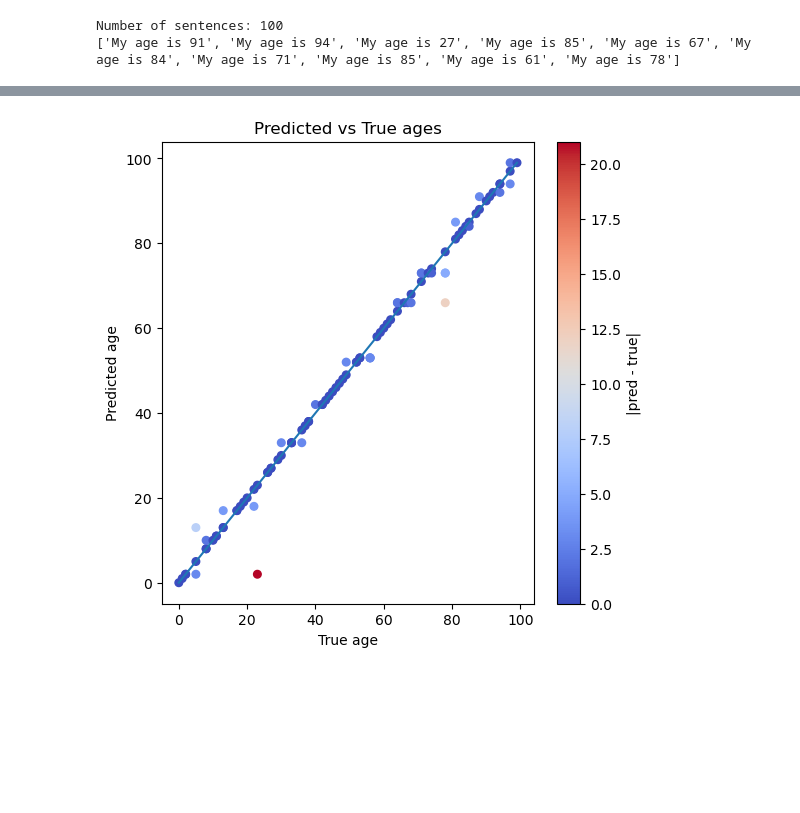
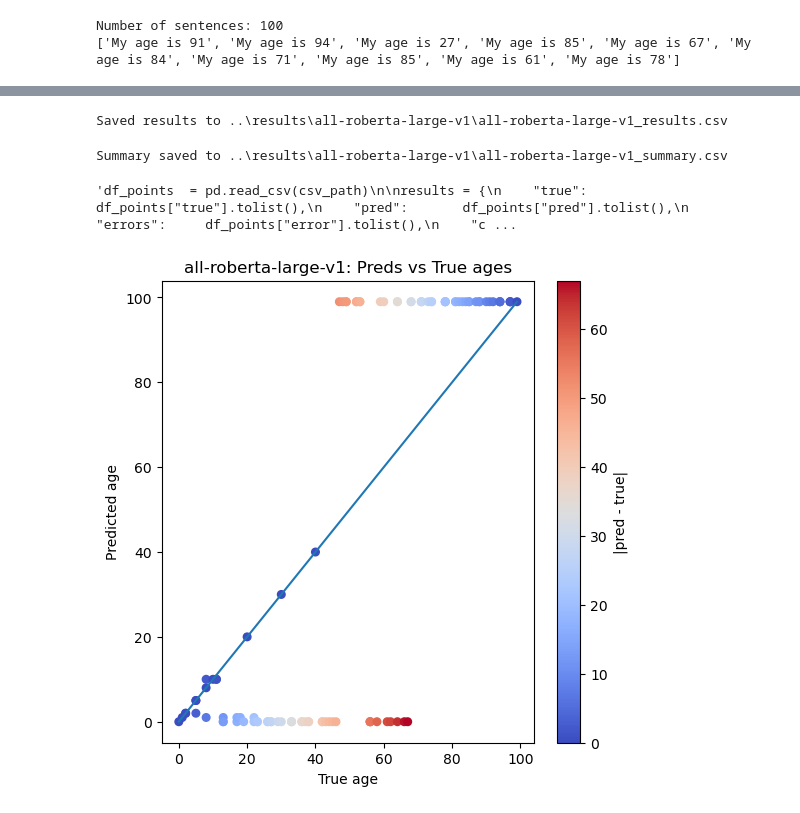
Before and after one commit to ricardoescu/NumberEncoding, a Jupyter notebook: src/main.ipynb, the cells around one changed output, grey strips where cells are left out. Saved outputs shown, nothing was run; the diff lists cells and outputs as text; code cells hidden in the pictures; blank space fills up the shorter version.

Commit message:
All results completed. I think this completes the first version of the experiments required?

```diff
--- a/src/main.ipynb
+++ b/src/main.ipynb
@@ -60,6 +33,6 @@ MODELS = {
 }
 # %%
-model_name = MODELS["MiniLM-L6"]
+model_name = MODELS["RoBERTa"]
 DATASET_FILE = pathlib.Path("../data/ages.txt")
 AGE_RANGE = range(0, 100)
 PCA_DIMS = 30
@@ -69,3 +46,6 @@ encoder = SentenceEncoder(model_name)
+# %%
+out_dir = pathlib.Path(f"../results/{model_name}")
+out_dir.mkdir(parents=True, exist_ok=True)
 # %%
 #generate_sentence() # already generated.
 sentences = load_sentences(path=DATASET_FILE)
@@ -80,5 +57,48 @@ Number of sentences: 100
+# %%
+df_points = pd.DataFrame({
+    "age": list(AGE_RANGE),
+    "true": results["true"],
+    "pred": results["pred"],
+    "error": results["errors"],
+    "within_+-2": results["correct"],
+    "full_error": results["full_error"],
+})
+
+csv_path = out_dir / f"{model_name}_results.csv"
+df_points.to_csv(csv_path, index=False)
+print("Saved results to {}".format(csv_path))
+# %% [output]
+Saved results to ..\results\all-roberta-large-v1\all-roberta-large-v1_results.csv
+# %%
+summary = pd.DataFrame([{
+    "model": model_name,
+    "accuracy": results["accuracy"],
+    "exact_match_acc": results["exact_match_acc"]
+}])
+
+summary_path = out_dir / f"{model_name}_summary.csv"
+summary.to_csv(summary_path, index=False)
+
+print("Summary saved to {}".format(summary_path))
+# %% [output]
+Summary saved to ..\results\all-roberta-large-v1\all-roberta-large-v1_summary.csv
+# %%
+# If you want to re-do the graphs without having to re-run the experiments.
+
+"""df_points  = pd.read_csv(csv_path)
+
+results = {
+    "true":       df_points["true"].tolist(),
+    "pred":       df_points["pred"].tolist(),
+    "errors":     df_points["error"].tolist(),
+    "correct":    df_points["within_+-2"].tolist(),
+    "full_error": df_points["full_error"].tolist(),
+    "exact_match_acc": df_points["exact_match_acc"].tolist()
+}"""
+# %% [output]
+'df_points  = pd.read_csv(csv_path)\n\nresults = {\n    "true":       df_points["true"].tolist(),\n    "pred":       df_points["pred"].tolist(),\n    "errors":     df_points["error"].tolist(),\n    "c ...
 # %%
-plot_concentration(results['true'], results['pred'], results['errors'])
+plot_concentration(model_name, out_dir, results['true'], results['pred'], results['errors'])
 # %% [output]
-[figure, old version]
+[figure, new version]
 # %%
```
Also changed, not shown: parts of 12 cells of this notebook, 59 other files.
